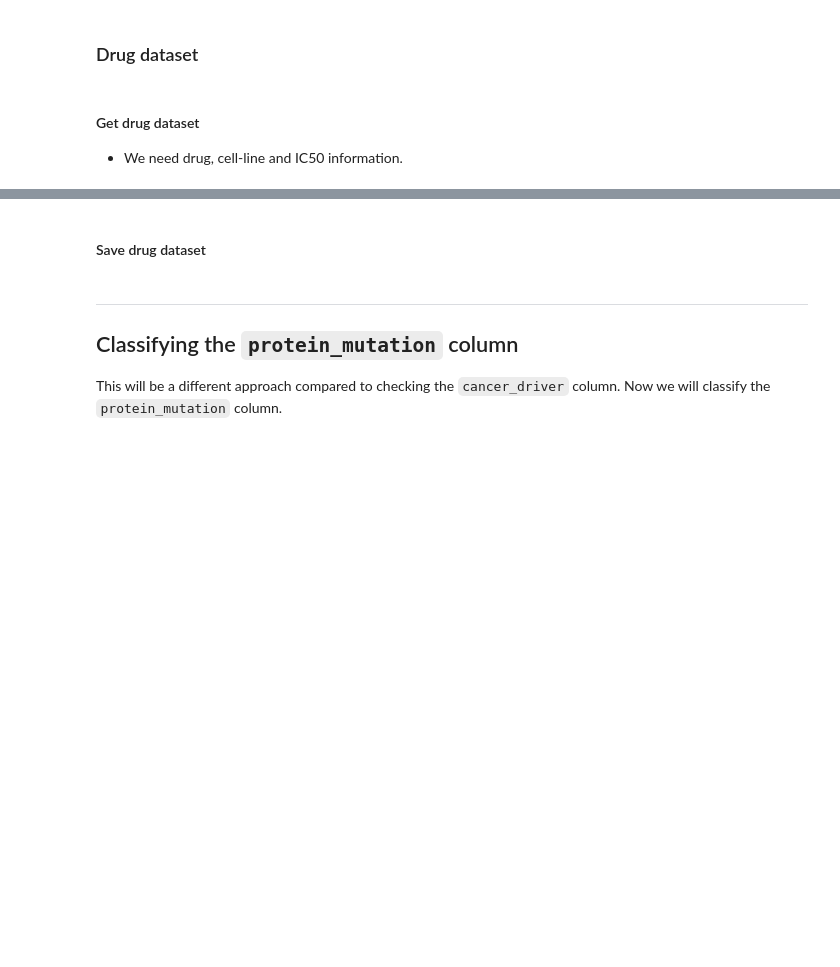
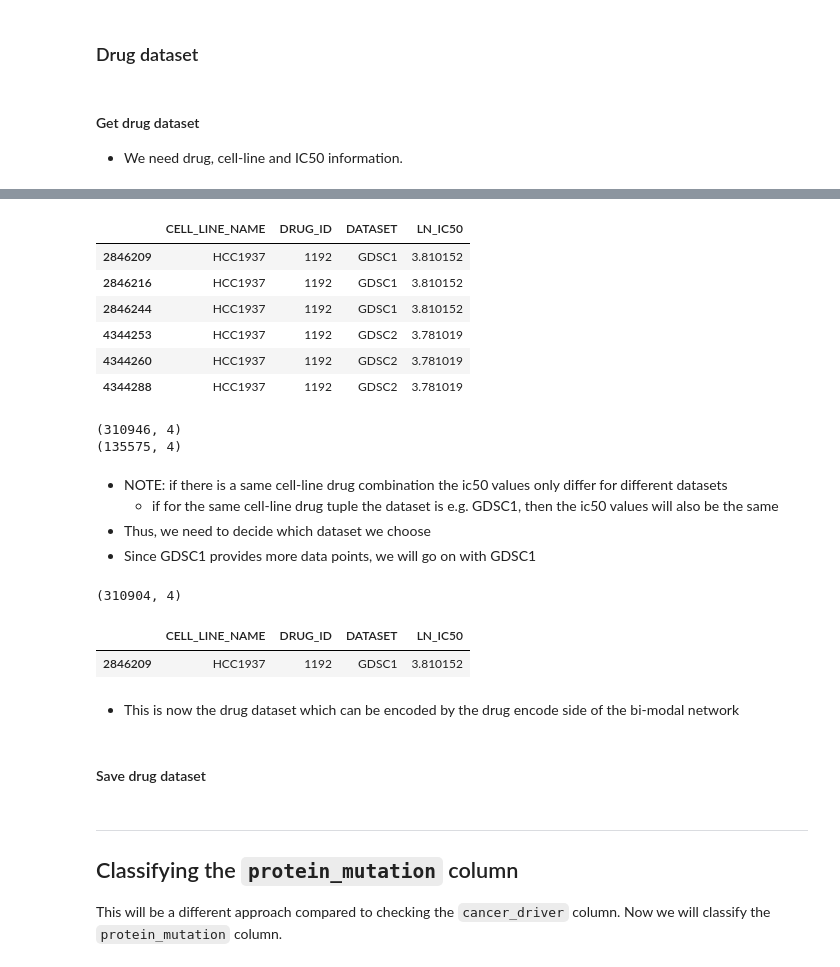
Before and after one commit to PeeteKeesel/gnn-for-drug-response-prediction, a Jupyter notebook: 04_v2_mutations.ipynb, the cells around one changed output, grey strips where cells are left out. Cells and saved outputs as stored; diff of their text form; code cells hidden in the pictures; blank space fills up the shorter version.

```diff
--- a/04_v2_mutations.ipynb
+++ b/04_v2_mutations.ipynb
@@ -602,2 +620,37 @@ gene_expr[['CELL_LINE_NAME', 'DRUG_ID', 'DATASET', 'LN_IC50']].sort_values(['CEL
+# %%
+drug_cl_v1[(drug_cl_v1.CELL_LINE_NAME=='HCC1937') & (drug_cl_v1.DRUG_ID==1192)]
+# %% [output]
+|  | CELL_LINE_NAME | DRUG_ID | DATASET | LN_IC50 |
+| 2846209 | HCC1937 | 1192 | GDSC1 | 3.810152 |
+| 2846216 | HCC1937 | 1192 | GDSC1 | 3.810152 |
+| 2846244 | HCC1937 | 1192 | GDSC1 | 3.810152 |
+| 4344253 | HCC1937 | 1192 | GDSC2 | 3.781019 |
+| 4344260 | HCC1937 | 1192 | GDSC2 | 3.781019 |
+| 4344288 | HCC1937 | 1192 | GDSC2 | 3.781019 |
+# %%
+print(drug_cl_v1[drug_cl_v1.DATASET=='GDSC1'].shape)
+print(drug_cl_v1[drug_cl_v1.DATASET=='GDSC2'].shape)
+# %% [output]
+(310946, 4)
+(135575, 4)
+# %% [markdown]
+- NOTE: if there is a same cell-line drug combination the ic50 values only differ for different datasets
+  - if for the same cell-line drug tuple the dataset is e.g. GDSC1, then the ic50 values will also be the same
+- Thus, we need to decide which dataset we choose
+- Since GDSC1 provides more data points, we will go on with GDSC1
+# %%
+# Only take GDSC1 data points.
+drug_cl_v2 = drug_cl_v1[drug_cl_v1.DATASET=='GDSC1'].drop_duplicates()
+print(drug_cl_v2.shape)
+# %% [output]
+(310904, 4)
+# %%
+# Check if the duplicated rows from above got removed.
+drug_cl_v2[(drug_cl_v2.CELL_LINE_NAME=='HCC1937') & (drug_cl_v2.DRUG_ID==1192)]
+# %% [output]
+|  | CELL_LINE_NAME | DRUG_ID | DATASET | LN_IC50 |
+| 2846209 | HCC1937 | 1192 | GDSC1 | 3.810152 |
+# %% [markdown]
+- This is now the drug dataset which can be encoded by the drug encode side of the bi-modal network
 # %% [markdown]
 #### Save drug dataset
```
Also changed, not shown: parts of 4 cells of this notebook.
